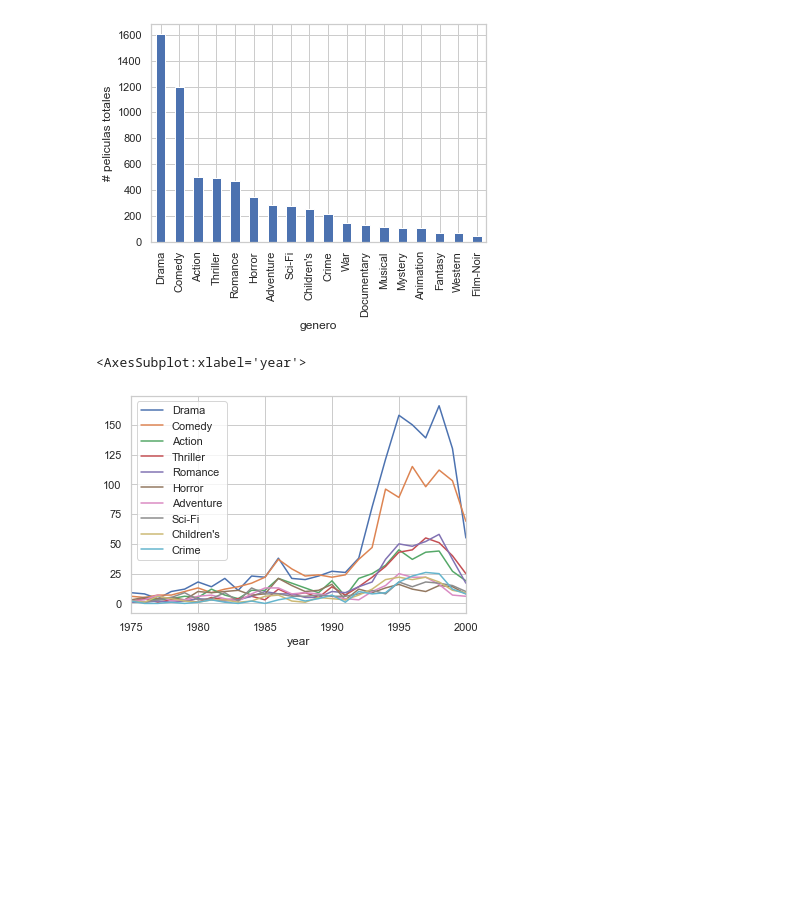
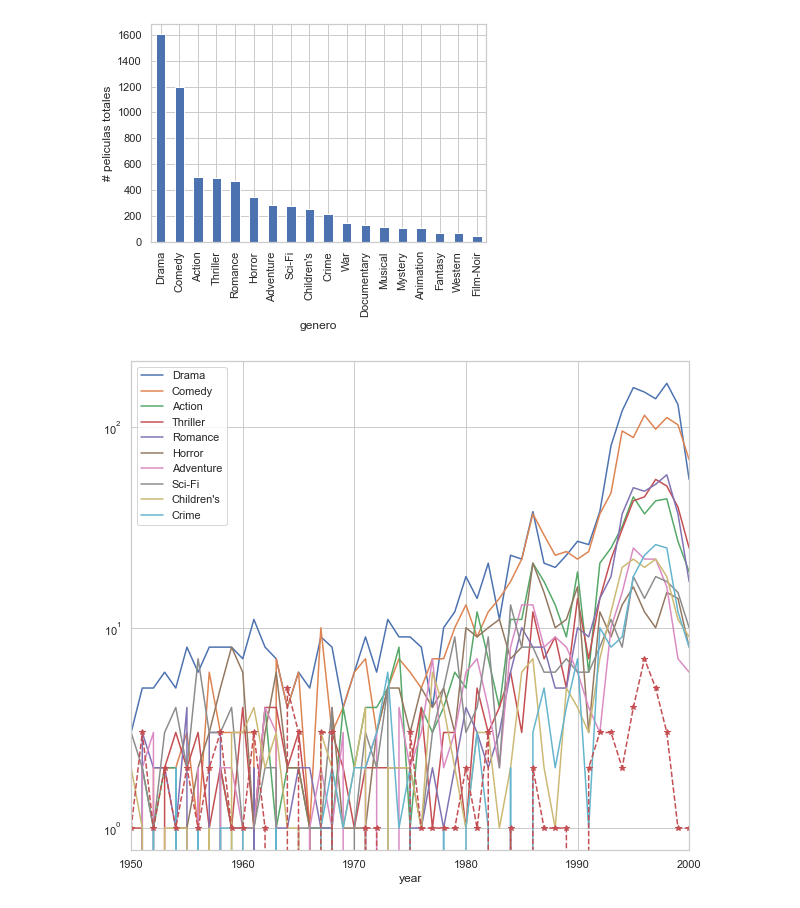
Before and after one commit to ManelForcales/Visualitzacio_grafica_de_Multiples_variables, a Jupyter notebook: tasca_6a.ipynb, the cells around one changed output. Cells and saved outputs as stored; diff of their text form; code cells hidden in the pictures; blank space fills up the shorter version.

```diff
--- a/tasca_6a.ipynb
+++ b/tasca_6a.ipynb
@@ -289,7 +290,10 @@ print()
 df_year_sum = movies_clean.groupby(by='year',as_index=True).sum()
-# %%
-df_year_sum.loc['1975':][top_generos].plot()
-# %% [output]
-<AxesSubplot:xlabel='year'>
-[figure, removed]
+# %%
+fig, ax = plt.subplots(figsize=(10,9))
+df_year_sum.loc['1950':][top_generos].plot(ax=ax)
+df_year_sum.loc['1950':]['Musical'].plot(color='r',marker='*',linestyle='--',ax=ax)
+ax.set_yscale('log')
+# a partir de 1990 hay un boom en el n# de peliculas
+# %% [output]
+[figure, added]
 # %%
```
Also changed, not shown: parts of 8 cells of this notebook.
